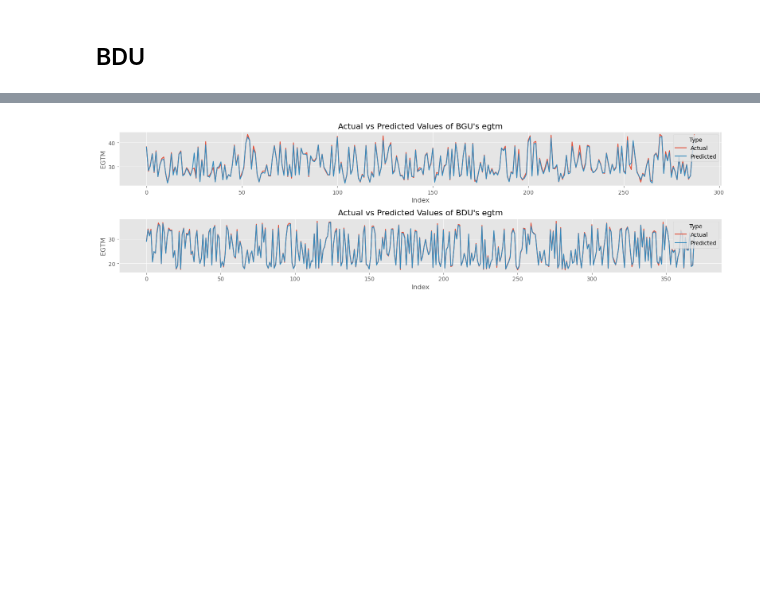
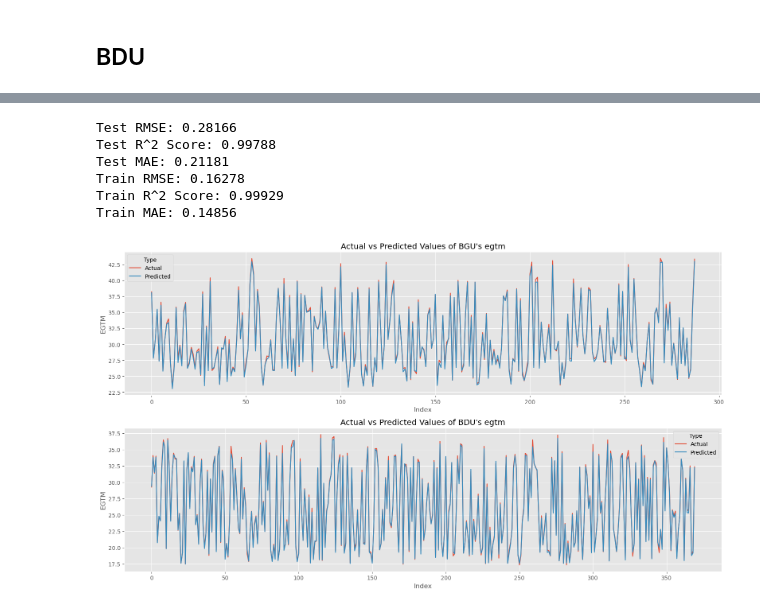
Before and after one commit to NNT-projects/ECM_system, a Jupyter notebook: ml/notebooks/lightgbm_tuning.ipynb, the cells around one changed output, grey strips where cells are left out. Cells and saved outputs as stored; diff of their text form; code cells hidden in the pictures; blank space fills up the shorter version.

```diff
--- a/ml/notebooks/lightgbm_tuning.ipynb
+++ b/ml/notebooks/lightgbm_tuning.ipynb
@@ -293,3 +229,16 @@ params
+# %%
+params_bgu = {'num_leaves': 23,
+ 'max_bin': 389,
+ 'max_depth': 11,
+ 'min_data_in_leaf': 4,
+ 'learning_rate': 0.6924159220228887,
+ 'alpha': 1.9991180958739834,
+ 'objective': 'huber',
+ 'boosting_type': 'dart',
+ 'random_state': 42,
+ 'n_jobs': 1,
+ 'verbose': -1,
+ 'cat_feature': [0, 2, 3, 169, 168]}
 # %%
 X_train, X_test, y_train, y_test = train_test_split(X, y, test_size=0.25, random_state=42)
 # %%
@@ -326,7 +309,6 @@ X = dataset_time_sorted_BDU.drop(drop_cols, axis=1, errors="ignore")
 y = dataset_time_sorted_BDU["egtm"]
 
 # cat_features = X.select_dtypes(include=['object']).columns.tolist()
-cat_features = ['pos','dep', 'arr']
 
 for col in cat_features:
     X[col] = X[col].astype('category')
@@ -510,22 +489,26 @@ params
+# %%
+params_bdu = {'num_leaves': 29,
+ 'max_bin': 331,
+ 'max_depth': 9,
+ 'min_data_in_leaf': 7,
+ 'learning_rate': 0.6647401868315431,
+ 'alpha': 1.815610305655637,
+ 'objective': 'huber',
+ 'boosting_type': 'dart',
+ 'random_state': 42,
+ 'n_jobs': 1,
+ 'verbose': -1,
+ 'cat_feature': [0, 2, 3, 169, 168]}
 # %%
 X_train, X_test, y_train, y_test = train_test_split(X, y, test_size=0.25,random_state=42)
 # %%
-lgb_model_rmse = lgbm.LGBMRegressor(**params)
+lgb_model_bdu = lgbm.LGBMRegressor(**params_bdu)
 
-lgb_model_rmse.fit(X_train,
+lgb_model_bdu.fit(X_train,
                   y_train,
                   eval_set=[(X_test, y_test)],
                   eval_metric='rmse',
 #                   callbacks=[lgbm.early_stopping(stopping_rounds=50)],
                   )
 
-y_pred = lgb_model_rmse.predict(X_test)
-rmse = mean_squared_error(y_test, y_pred, squared=False)
-print(f"RMSE: {rmse:.5f}")
-
-from sklearn.metrics import r2_score
-r2 = r2_score(y_test, y_pred)
-print(f"R^2 Score: {r2:.5f}")
-
-mae = mean_absolute_error(y_test, y_pred)
-print(f"MAE: {mae:.5f}")
+y_pred = lgb_model_bdu.predict(X_test)
@@ -536,3 +515,34 @@ MAE: 0.25748
+# %%
+# Предсказания на тестовой выборке
+y_pred_test = lgb_model_bdu.predict(X_test)
+
+# Расчет метрик на тестовой выборке
+rmse_test = mean_squared_error(y_test, y_pred_test, squared=False)
+r2_test = r2_score(y_test, y_pred_test)
+mae_test = mean_absolute_error(y_test, y_pred_test)
+
+print(f"Test RMSE: {rmse_test:.5f}")
+print(f"Test R^2 Score: {r2_test:.5f}")
+print(f"Test MAE: {mae_test:.5f}")
+
+# Предсказания на тренировочной выборке
+y_pred_train = lgb_model_bdu.predict(X_train)
+
+# Расчет метрик на тренировочной выборке
+rmse_train = mean_squared_error(y_train, y_pred_train, squared=False)
+r2_train = r2_score(y_train, y_pred_train)
+mae_train = mean_absolute_error(y_train, y_pred_train)
+
+print(f"Train RMSE: {rmse_train:.5f}")
+print(f"Train R^2 Score: {r2_train:.5f}")
+print(f"Train MAE: {mae_train:.5f}")
+# %% [output]
+Test RMSE: 0.28166
+Test R^2 Score: 0.99788
+Test MAE: 0.21181
+Train RMSE: 0.16278
+Train R^2 Score: 0.99929
+Train MAE: 0.14856
 # %%
 y_pred_BDU = y_pred.copy()
 y_test_BDU = y_test.copy()
@@ -547,32 +557,32 @@ results_BDU_df = pd.DataFrame({
     'Actual': y_test_BDU,
     'Predicted': y_pred_BDU
 }).reset_index(drop=True)
 
 # Melt the DataFrames to long format for seaborn's relplot
 results_BGU_long_df = results_BGU_df.melt(var_name='Type', value_name='EGTM', ignore_index=False).reset_index()
 results_BDU_long_df = results_BDU_df.melt(var_name='Type', value_name='EGTM', ignore_index=False).reset_index()
 
 # Create a figure with 16:4.5 aspect ratio
-fig, axs = plt.subplots(2, 1, figsize=(16, 4.5))
+fig, axs = plt.subplots(2, 1, figsize=(16, 9))
 
 # Plot the first subplot for BGU
 sns.lineplot(data=results_BGU_long_df, x='index', y='EGTM', hue='Type', ax=axs[0])
 axs[0].set_title("Actual vs Predicted Values of BGU's egtm")
 axs[0].set_xlabel('Index')
 axs[0].set_ylabel('EGTM')
 axs[0].legend(title='Type')
 
 # Plot the second subplot for BDU
 sns.lineplot(data=results_BDU_long_df, x='index', y='EGTM', hue='Type', ax=axs[1])
 axs[1].set_title("Actual vs Predicted Values of BDU's egtm")
 axs[1].set_xlabel('Index')
 axs[1].set_ylabel('EGTM')
 axs[1].legend(title='Type')
 
 # Adjust layout
 plt.tight_layout()
 
 # Show the plot
 plt.show()
 # %% [output]
-[figure, old version]
+[figure, new version]
```
Also changed, not shown: parts of 26 cells of this notebook, 1 other file.
